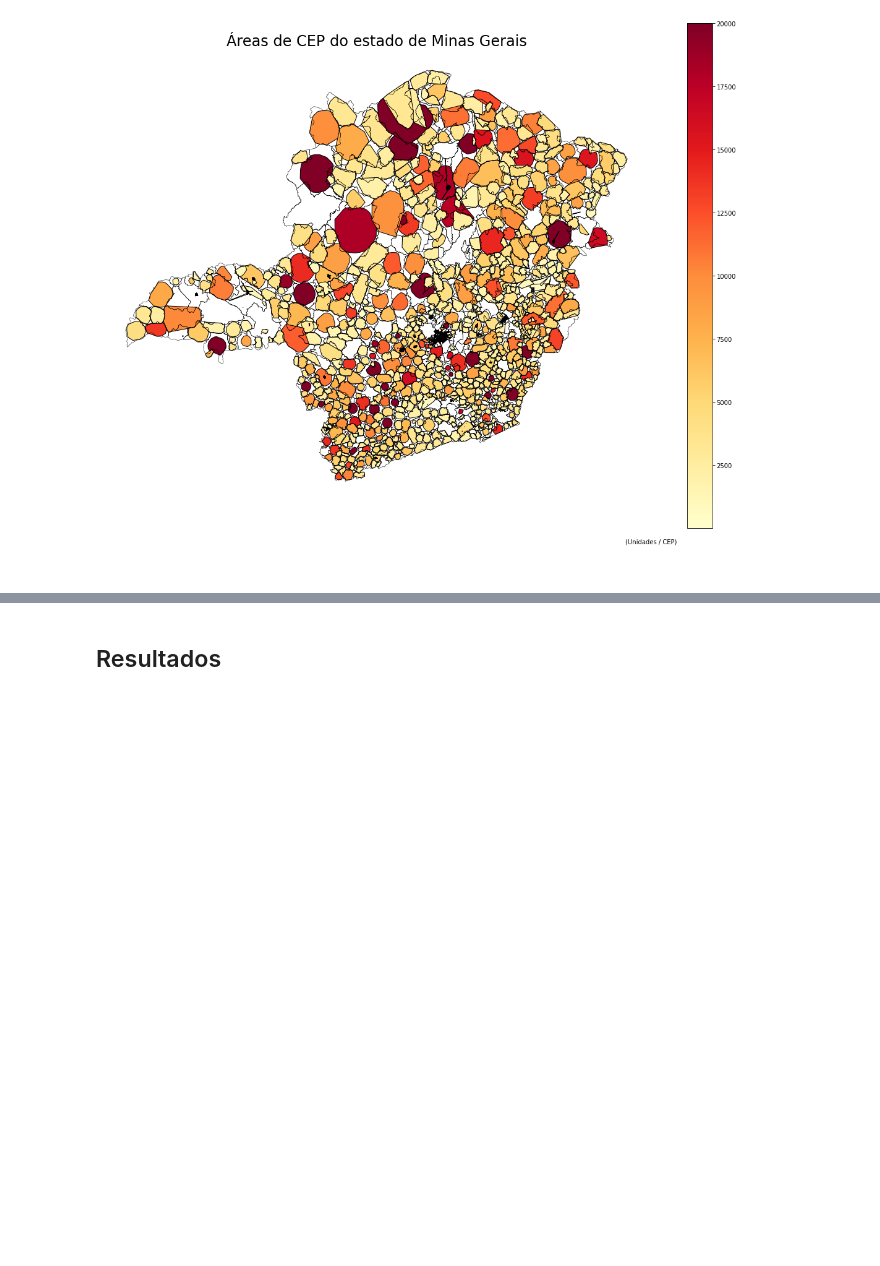
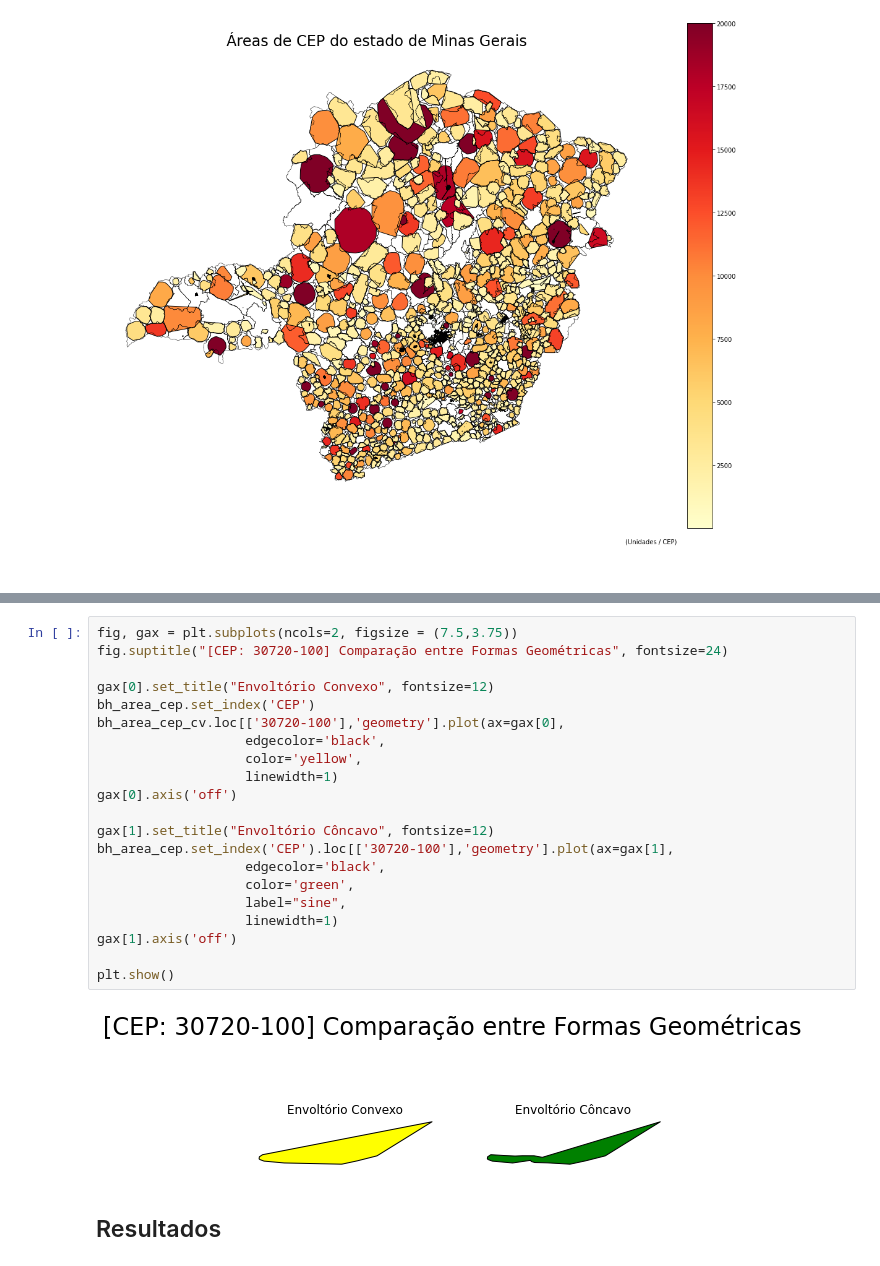
Before and after one commit to mcatrinque/areas-cep-mg, a Jupyter notebook: analise_area_cep_mg.ipynb, the cells around one changed output, grey strips where cells are left out. Drawn from its saved outputs; the diff is of its cells as text; blank space fills up the shorter version.

```diff
--- a/analise_area_cep_mg.ipynb
+++ b/analise_area_cep_mg.ipynb
@@ -437,3 +513,26 @@ plt.show()
+# %%
+fig, gax = plt.subplots(ncols=2, figsize = (7.5,3.75))
+fig.suptitle("[CEP: 30720-100] Comparação entre Formas Geométricas", fontsize=24)
+
+gax[0].set_title("Envoltório Convexo", fontsize=12)
+bh_area_cep.set_index('CEP')
+bh_area_cep_cv.loc[['30720-100'],'geometry'].plot(ax=gax[0],
+                   edgecolor='black',
+                   color='yellow',
+                   linewidth=1)
+gax[0].axis('off')
+
+gax[1].set_title("Envoltório Côncavo", fontsize=12)
+bh_area_cep.set_index('CEP').loc[['30720-100'],'geometry'].plot(ax=gax[1],
+                   edgecolor='black',
+                   color='green',
+                   label="sine",
+                   linewidth=1)
+gax[1].axis('off')
+
+plt.show()
+# %% [output]
+[figure, added]
 # %% [markdown]
 ## Resultados
 # %% [markdown]
```
Also changed, not shown: parts of 10 cells of this notebook.
